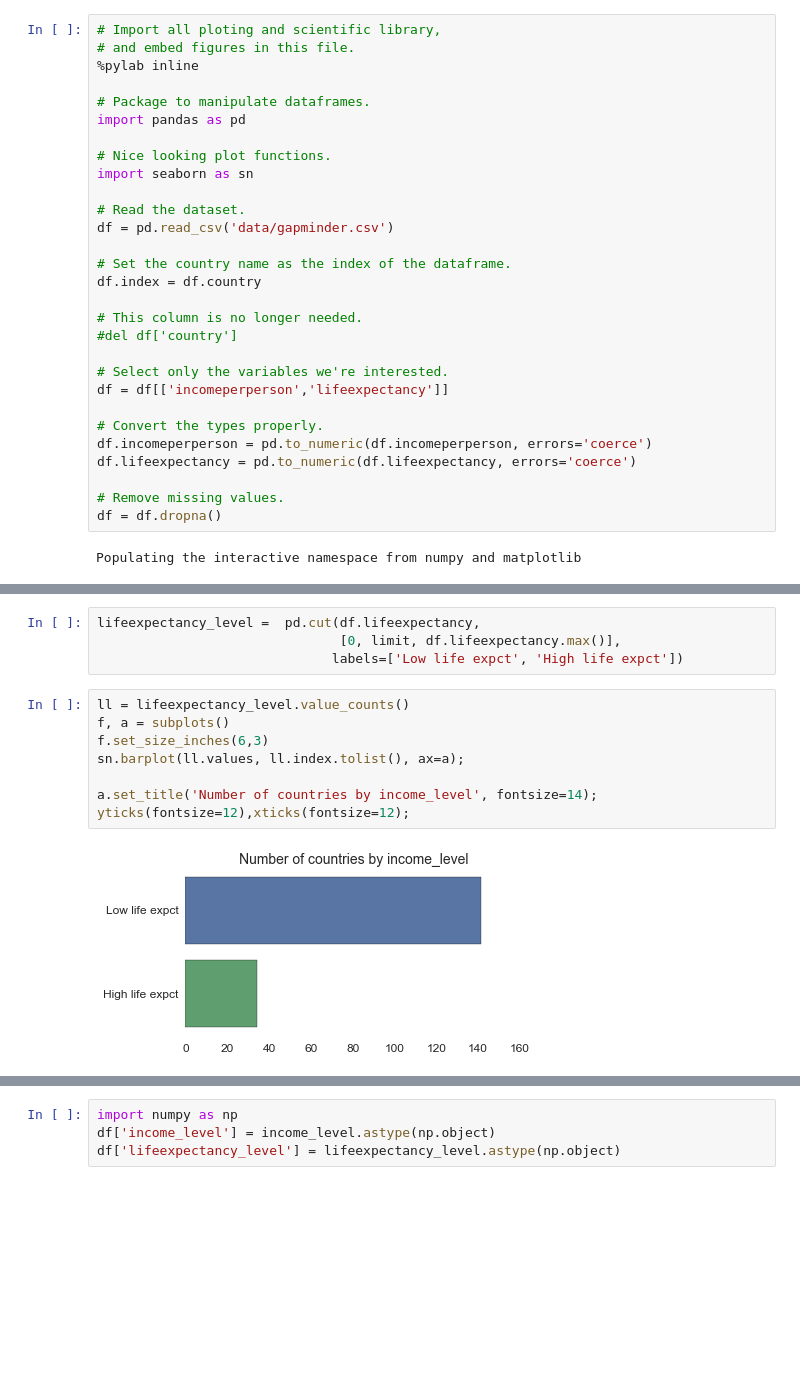
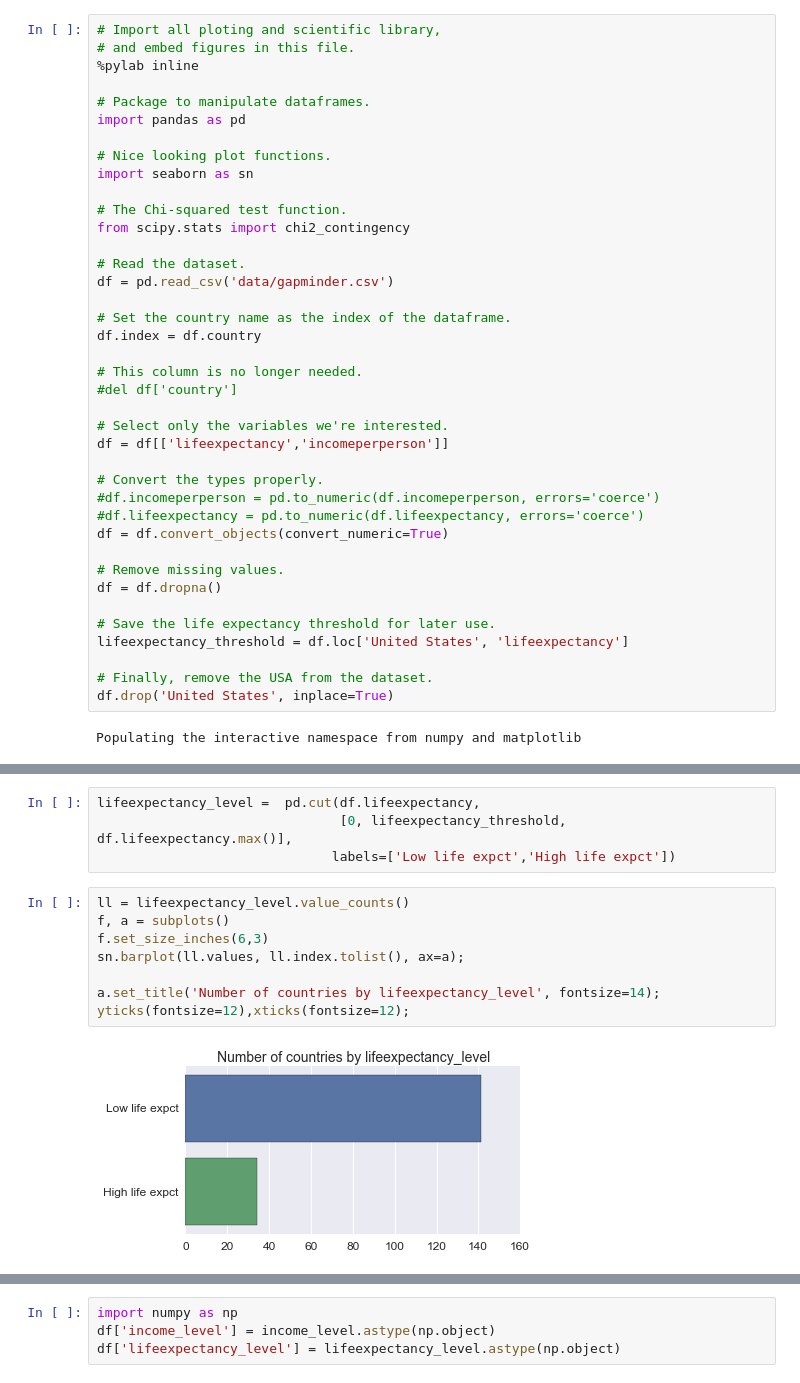
Before and after one commit to sergiosilvar/coursera_data_analysis_tools, a Jupyter notebook: Week_2.ipynb, the cells around one changed output, grey strips where cells are left out. Cells and saved outputs as stored; diff of their text form; blank space fills up the shorter version.

```diff
--- a/Week_2.ipynb
+++ b/Week_2.ipynb
@@ -29,6 +43,9 @@ import pandas as pd
 # Nice looking plot functions.
 import seaborn as sn
 
+# The Chi-squared test function.
+from scipy.stats import chi2_contingency
+
 # Read the dataset.
 df = pd.read_csv('data/gapminder.csv')
 
@@ -39,13 +56,20 @@ df.index = df.country
 #del df['country']
 
 # Select only the variables we're interested.
-df = df[['incomeperperson','lifeexpectancy']]
+df = df[['lifeexpectancy','incomeperperson']]
 
 # Convert the types properly.
-df.incomeperperson = pd.to_numeric(df.incomeperperson, errors='coerce')
-df.lifeexpectancy = pd.to_numeric(df.lifeexpectancy, errors='coerce')
+#df.incomeperperson = pd.to_numeric(df.incomeperperson, errors='coerce')
+#df.lifeexpectancy = pd.to_numeric(df.lifeexpectancy, errors='coerce')
+df = df.convert_objects(convert_numeric=True)
 
 # Remove missing values.
 df = df.dropna()
+
+# Save the life expectancy threshold for later use.
+lifeexpectancy_threshold = df.loc['United States', 'lifeexpectancy']
+
+# Finally, remove the USA from the dataset.
+df.drop('United States', inplace=True)
 # %% [output]
 Populating the interactive namespace from numpy and matplotlib
@@ -97,14 +121,14 @@ df.drop('United States', inplace=True)
 # %%
 lifeexpectancy_level =  pd.cut(df.lifeexpectancy,
-                               [0, limit, df.lifeexpectancy.max()],
-                              labels=['Low life expct', 'High life expct'])
+                               [0, lifeexpectancy_threshold, df.lifeexpectancy.max()],
+                              labels=['Low life expct','High life expct'])
 # %%
 ll = lifeexpectancy_level.value_counts()
 f, a = subplots()
 f.set_size_inches(6,3)
 sn.barplot(ll.values, ll.index.tolist(), ax=a);
 
-a.set_title('Number of countries by income_level', fontsize=14);
+a.set_title('Number of countries by lifeexpectancy_level', fontsize=14);
 yticks(fontsize=12),xticks(fontsize=12);
 # %% [output]
-[figure, old version]
+[figure, new version]
```
Also changed, not shown: parts of 56 cells of this notebook.
